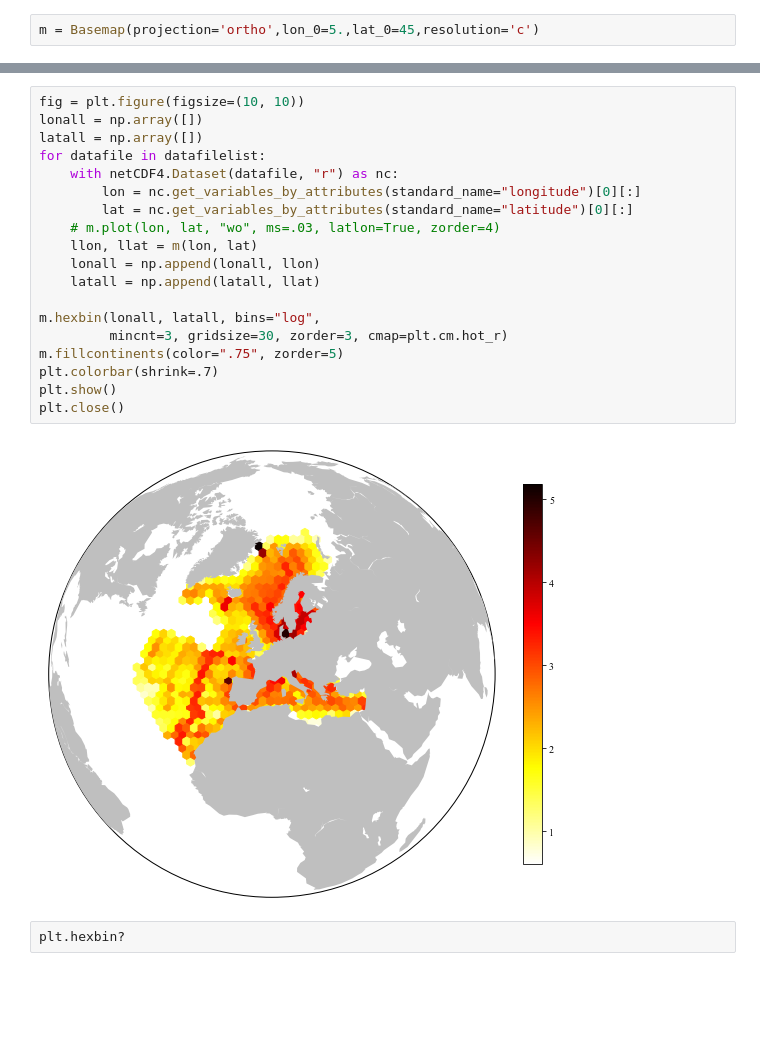
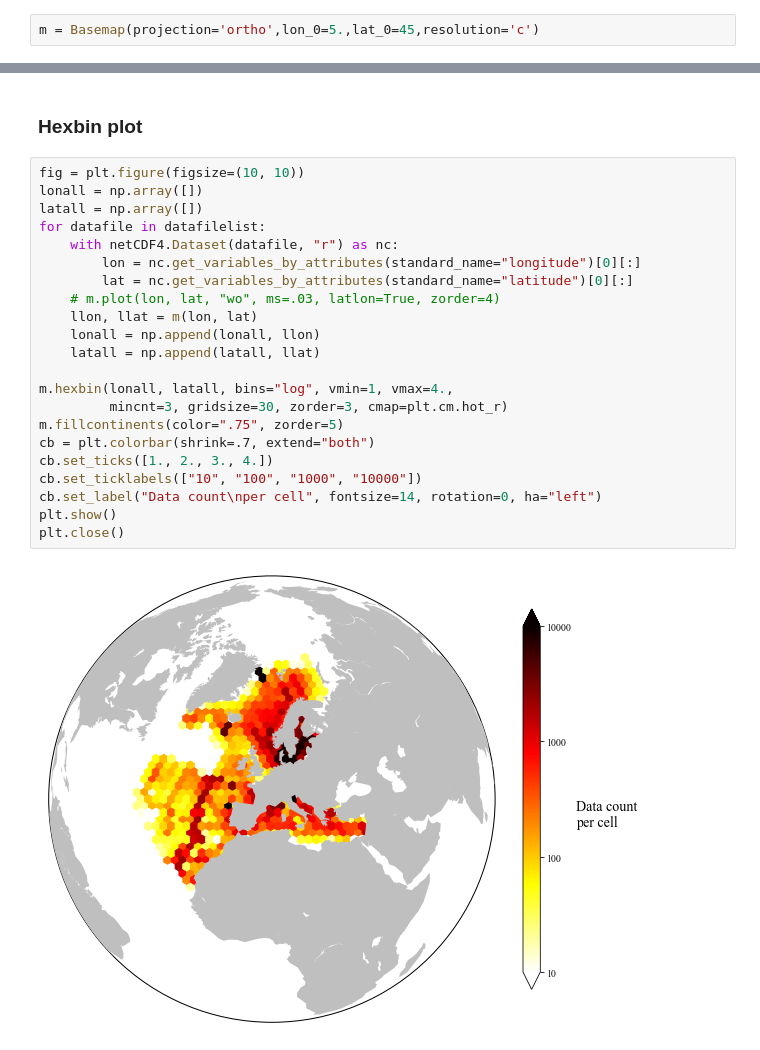
Before and after one commit to gher-uliege/EMODnet-Chemistry, a Jupyter notebook: python/plot_data_positions.ipynb, the cells around one changed output, grey strips where cells are left out. Drawn from its saved outputs; the diff is of its cells as text; blank space fills up the shorter version.

```diff
--- a/python/plot_data_positions.ipynb
+++ b/python/plot_data_positions.ipynb
@@ -29,24 +36,27 @@ plt.close()
 [figure]
+# %% [markdown]
+### Hexbin plot
 # %%
 fig = plt.figure(figsize=(10, 10))
 lonall = np.array([])
 latall = np.array([])
 for datafile in datafilelist:
     with netCDF4.Dataset(datafile, "r") as nc:
         lon = nc.get_variables_by_attributes(standard_name="longitude")[0][:]
         lat = nc.get_variables_by_attributes(standard_name="latitude")[0][:]
     # m.plot(lon, lat, "wo", ms=.03, latlon=True, zorder=4)
     llon, llat = m(lon, lat)
     lonall = np.append(lonall, llon)
     latall = np.append(latall, llat)
 
-m.hexbin(lonall, latall, bins="log",
+m.hexbin(lonall, latall, bins="log", vmin=1, vmax=4.,
          mincnt=3, gridsize=30, zorder=3, cmap=plt.cm.hot_r)
 m.fillcontinents(color=".75", zorder=5)
-plt.colorbar(shrink=.7)
+cb = plt.colorbar(shrink=.7, extend="both")
+cb.set_ticks([1., 2., 3., 4.])
+cb.set_ticklabels(["10", "100", "1000", "10000"])
+cb.set_label("Data count\nper cell", fontsize=14, rotation=0, ha="left")
 plt.show()
 plt.close()
 # %% [output]
-[figure, old version]
+[figure, new version]
-# %%
-plt.hexbin?
```
Also changed, not shown: parts of 6 cells of this notebook, 1 other file.
